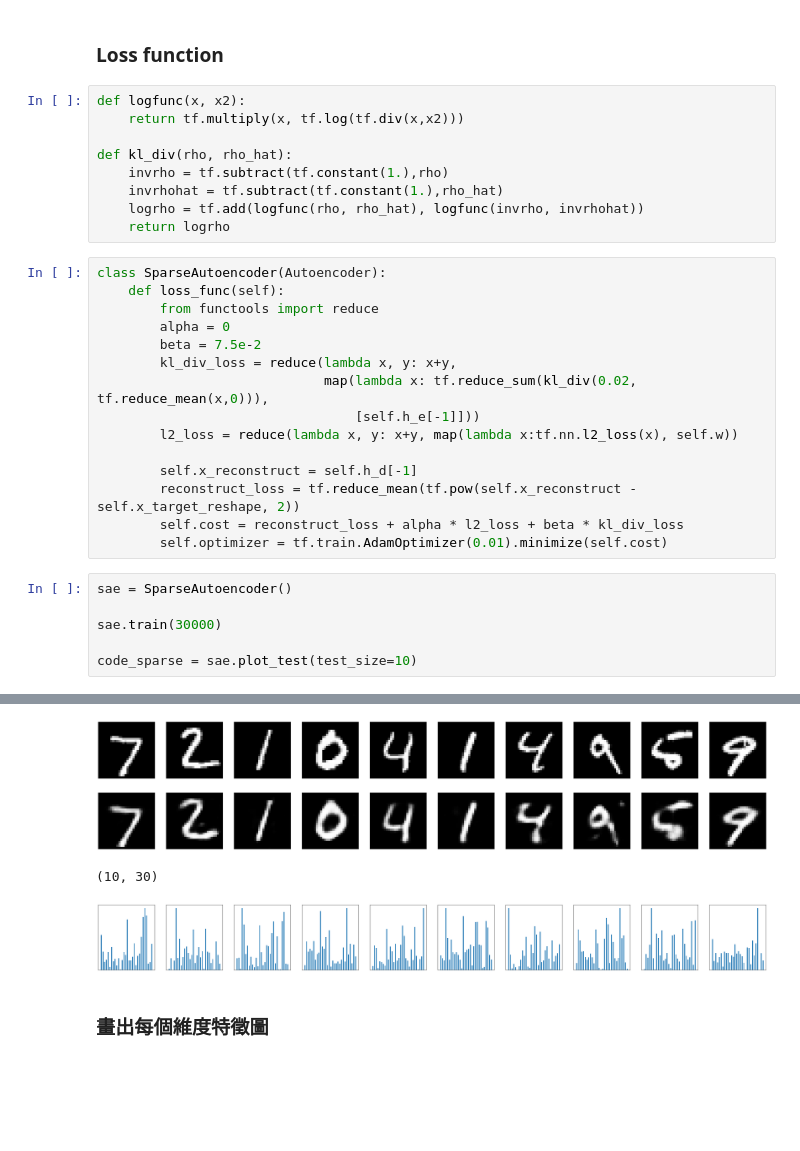
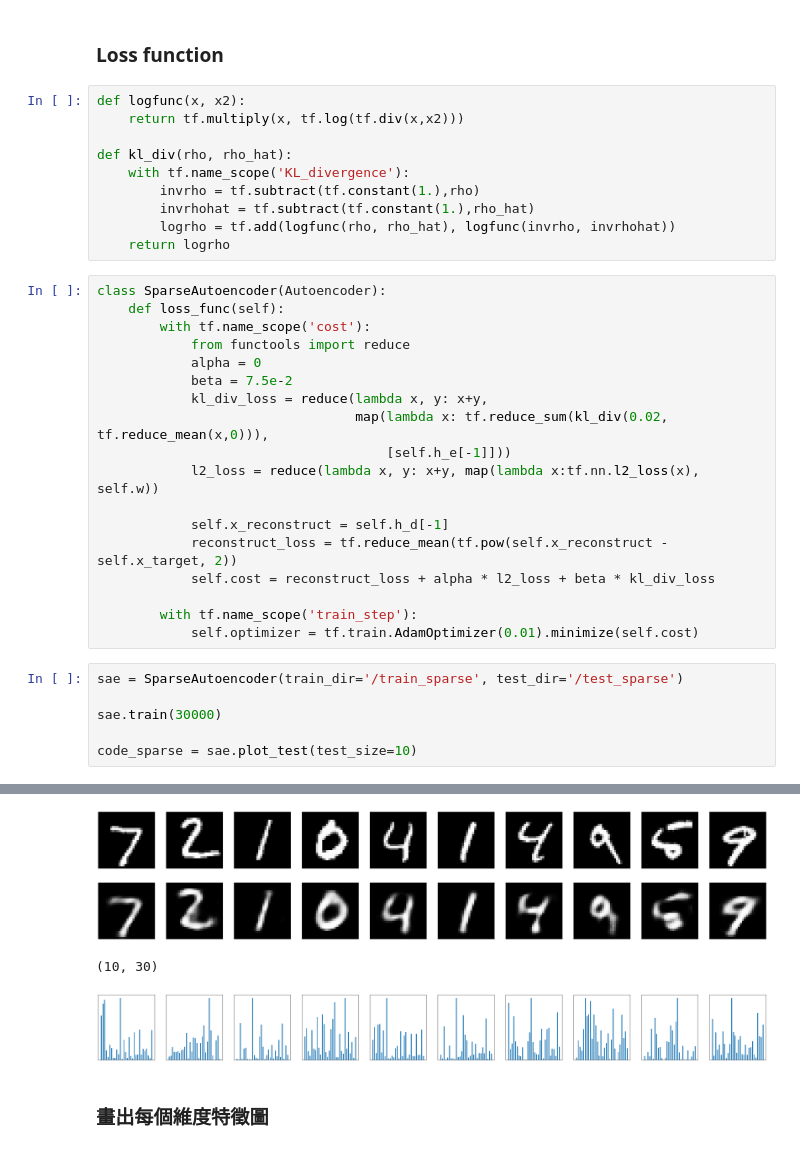
Before and after one commit to allenyllee/ML_exercise, a Jupyter notebook: Autoencoder/Autoencoder(tensorflow).ipynb, the cells around one changed output, grey strips where cells are left out. Saved outputs shown, nothing was run; the diff lists cells and outputs as text; blank space fills up the shorter version.

Commit message:
update autoencoder

```diff
--- a/Autoencoder/Autoencoder(tensorflow).ipynb
+++ b/Autoencoder/Autoencoder(tensorflow).ipynb
@@ -446,27 +523,31 @@ def logfunc(x, x2):
     return tf.multiply(x, tf.log(tf.div(x,x2)))
 
 def kl_div(rho, rho_hat):
-    invrho = tf.subtract(tf.constant(1.),rho)
-    invrhohat = tf.subtract(tf.constant(1.),rho_hat)
-    logrho = tf.add(logfunc(rho, rho_hat), logfunc(invrho, invrhohat))
+    with tf.name_scope('KL_divergence'):
+        invrho = tf.subtract(tf.constant(1.),rho)
+        invrhohat = tf.subtract(tf.constant(1.),rho_hat)
+        logrho = tf.add(logfunc(rho, rho_hat), logfunc(invrho, invrhohat))
     return logrho
 # %%
 class SparseAutoencoder(Autoencoder):
     def loss_func(self):
-        from functools import reduce
-        alpha = 0
-        beta = 7.5e-2
-        kl_div_loss = reduce(lambda x, y: x+y,
-                             map(lambda x: tf.reduce_sum(kl_div(0.02, tf.reduce_mean(x,0))),
-                                 [self.h_e[-1]]))
-        l2_loss = reduce(lambda x, y: x+y, map(lambda x:tf.nn.l2_loss(x), self.w))
+        with tf.name_scope('cost'):
+            from functools import reduce
+            alpha = 0
+            beta = 7.5e-2
+            kl_div_loss = reduce(lambda x, y: x+y,
+                                 map(lambda x: tf.reduce_sum(kl_div(0.02, tf.reduce_mean(x,0))),
+                                     [self.h_e[-1]]))
+            l2_loss = reduce(lambda x, y: x+y, map(lambda x:tf.nn.l2_loss(x), self.w))
 
-        self.x_reconstruct = self.h_d[-1]
-        reconstruct_loss = tf.reduce_mean(tf.pow(self.x_reconstruct - self.x_target_reshape, 2))
-        self.cost = reconstruct_loss + alpha * l2_loss + beta * kl_div_loss
-        self.optimizer = tf.train.AdamOptimizer(0.01).minimize(self.cost)
+            self.x_reconstruct = self.h_d[-1]
+            reconstruct_loss = tf.reduce_mean(tf.pow(self.x_reconstruct - self.x_target, 2))
+            self.cost = reconstruct_loss + alpha * l2_loss + beta * kl_div_loss
+
+        with tf.name_scope('train_step'):
+            self.optimizer = tf.train.AdamOptimizer(0.01).minimize(self.cost)
 # %%
-sae = SparseAutoencoder()
+sae = SparseAutoencoder(train_dir='/train_sparse', test_dir='/test_sparse')
 
 sae.train(30000)
 
@@ -491,7 +572,7 @@ average output activation value 0.02037
 (?, 784)
-[figure, old version]
+[figure, new version]
 (10, 30)
-[figure, old version]
+[figure, new version]
 # %% [markdown]
 ### 畫出每個維度特徵圖
 # %%
```
Also changed, not shown: parts of 43 cells of this notebook, 1 other file.
